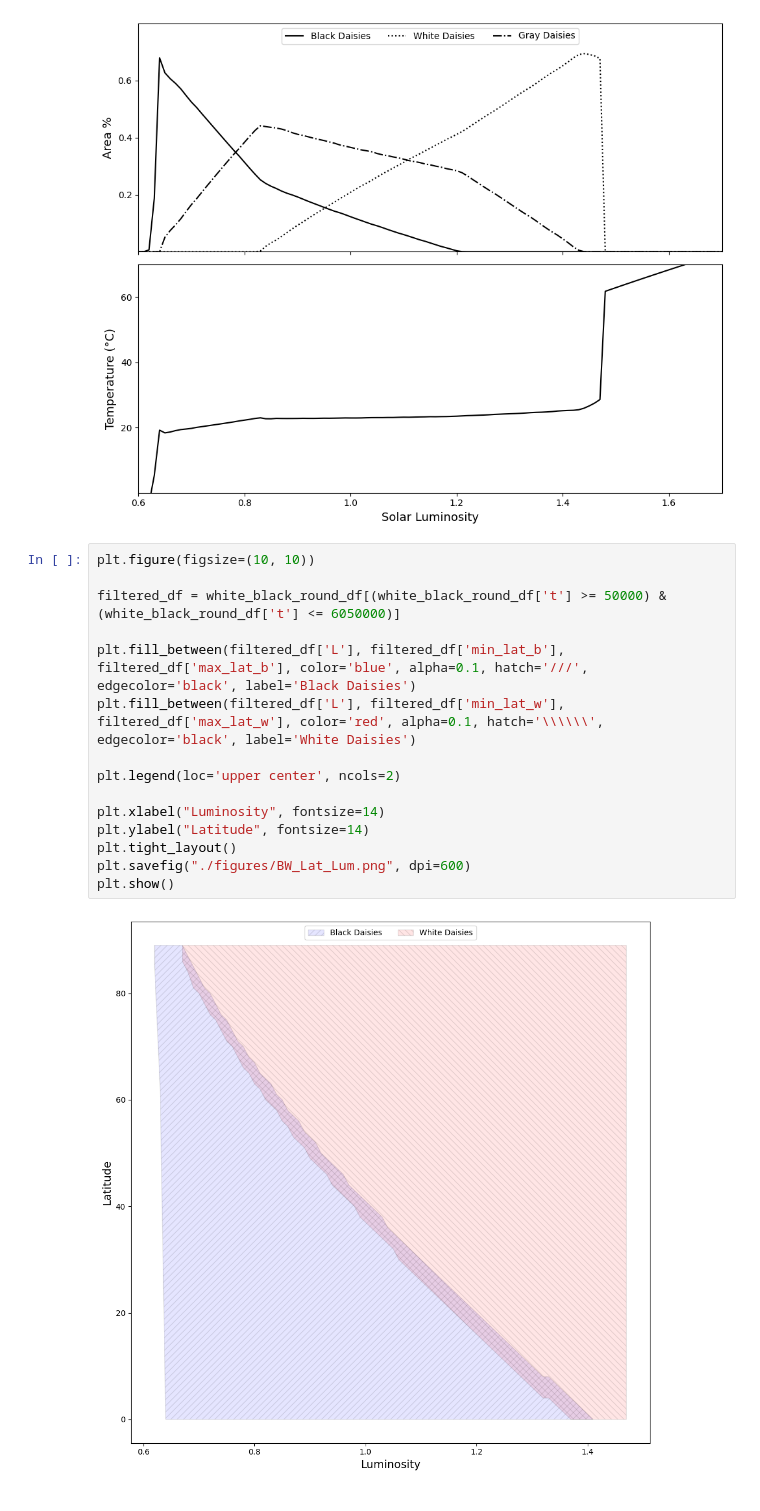
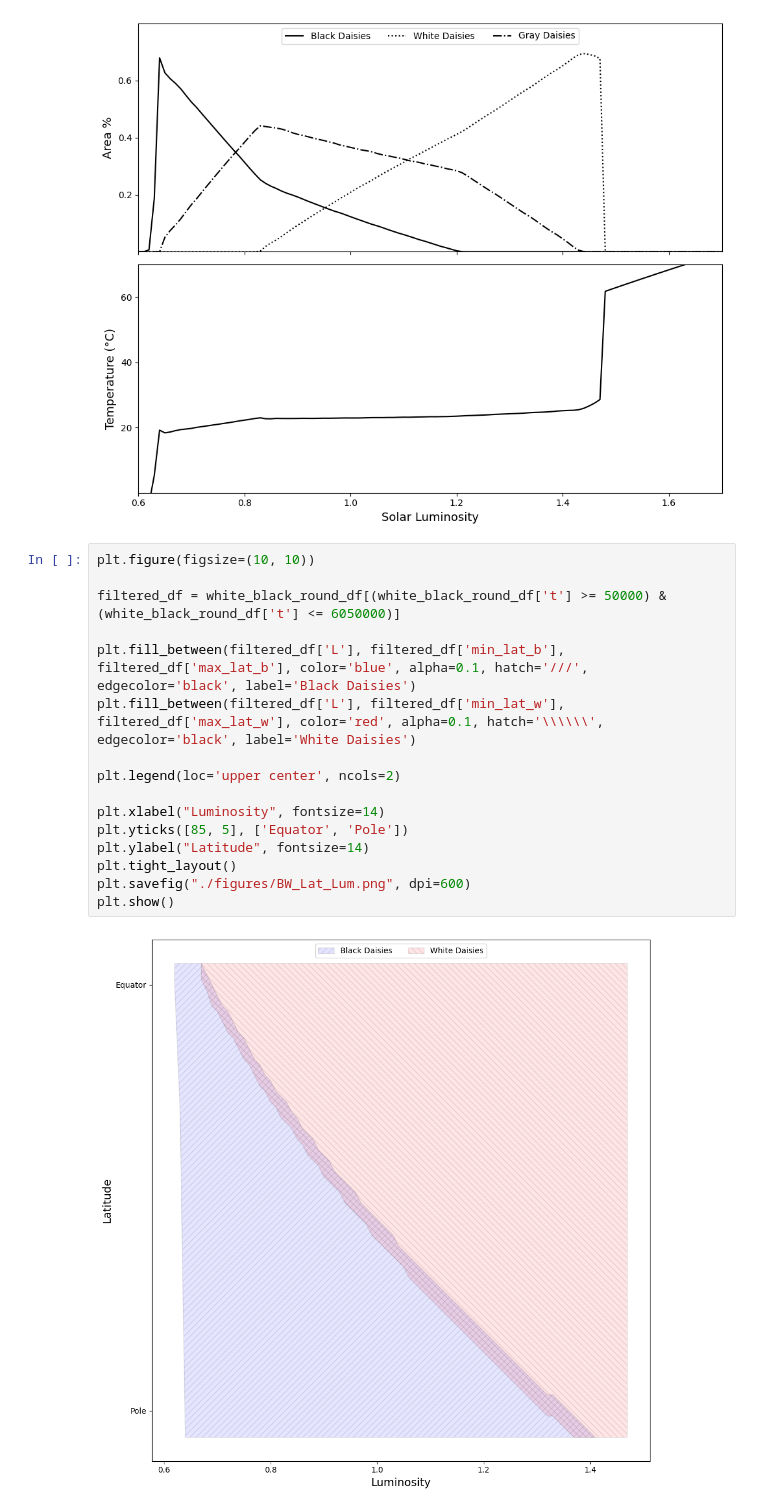
Before and after one commit to CS361-S25/final-project-henryjared, a Jupyter notebook: Graph.ipynb, the cells around one changed output. Saved outputs shown, nothing was run; the diff lists cells and outputs as text.

```diff
--- a/Graph.ipynb
+++ b/Graph.ipynb
@@ -138,20 +138,21 @@ for df in round_world_dfs:
 # %%
 plt.figure(figsize=(10, 10))
 
 filtered_df = white_black_round_df[(white_black_round_df['t'] >= 50000) & (white_black_round_df['t'] <= 6050000)]
 
 plt.fill_between(filtered_df['L'], filtered_df['min_lat_b'], filtered_df['max_lat_b'], color='blue', alpha=0.1, hatch='///', edgecolor='black', label='Black Daisies')
 plt.fill_between(filtered_df['L'], filtered_df['min_lat_w'], filtered_df['max_lat_w'], color='red', alpha=0.1, hatch='\\\\\\', edgecolor='black', label='White Daisies')
 
 plt.legend(loc='upper center', ncols=2)
 
 plt.xlabel("Luminosity", fontsize=14)
+plt.yticks([85, 5], ['Equator', 'Pole'])
 plt.ylabel("Latitude", fontsize=14)
 plt.tight_layout()
 plt.savefig("./figures/BW_Lat_Lum.png", dpi=600)
 plt.show()
 # %% [output]
-[figure, old version]
+[figure, new version]
 # %%
 plt.figure(figsize=(10, 10))
 
```
Also changed, not shown: parts of 1 cell of this notebook, 6 other files.
